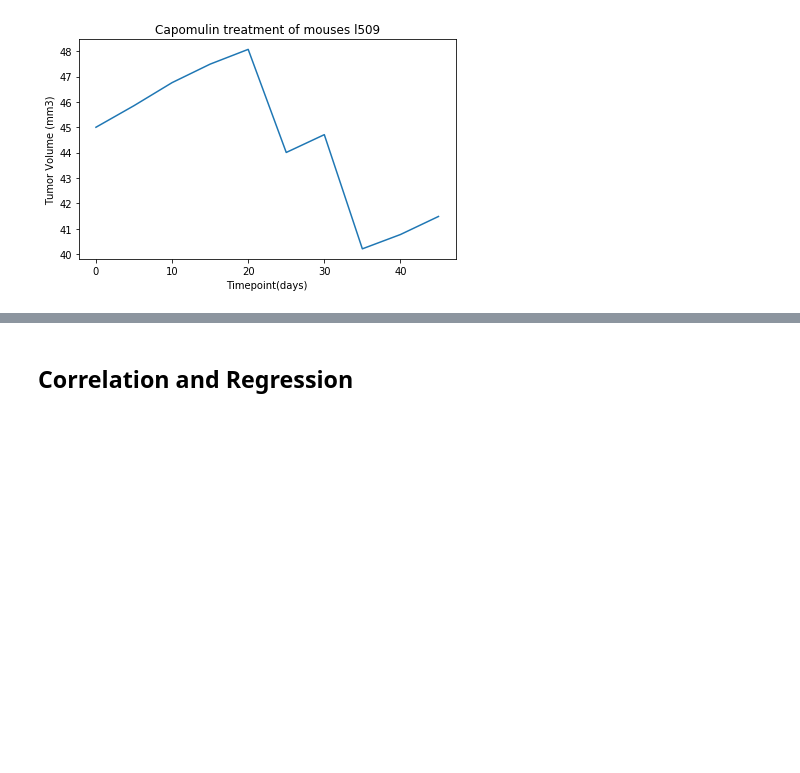
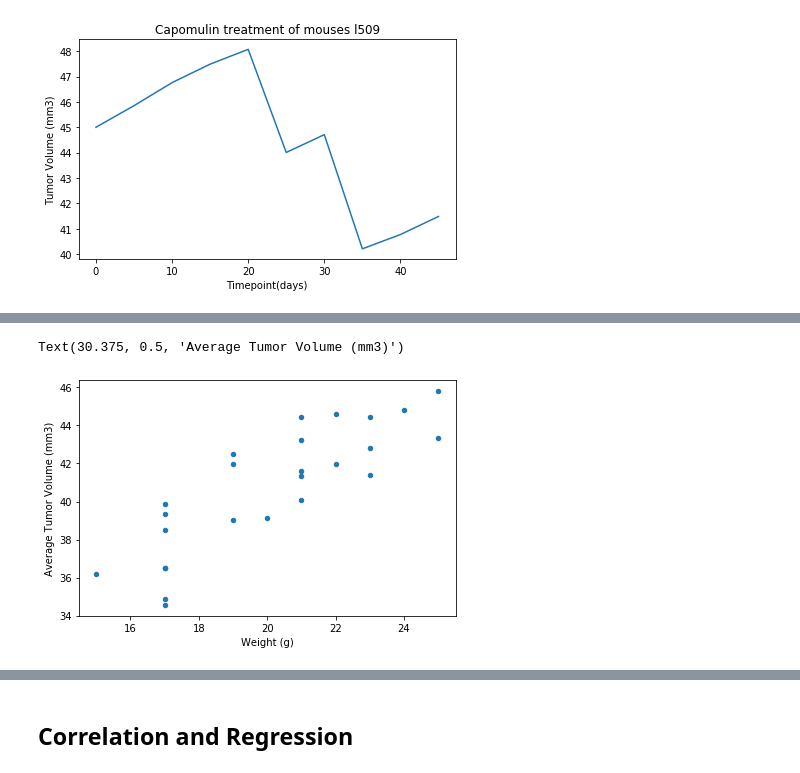
Before and after one commit to manuelamc14/Matploid-challenge, a Jupyter notebook: Pymaceuticals/pymaceuticals_starter.ipynb, the cells around one changed output, grey strips where cells are left out. Drawn from its saved outputs; the diff is of its cells as text; code cells hidden in the pictures; blank space fills up the shorter version.

Commit message:
Scatter Plot

```diff
--- a/Pymaceuticals/pymaceuticals_starter.ipynb
+++ b/Pymaceuticals/pymaceuticals_starter.ipynb
@@ -204,3 +204,5 @@ plt.tight_layout()
 [figure]
 # %%
 # Generate a scatter plot of average tumor volume vs. mouse weight for the Capomulin regimen
+capomulin_treatment = merge_df_copy.loc[merge_df_copy["Drug Regimen"]=="Capomulin"]
+capomulin_treatment
@@ -206,0 +223,10 @@ plt.tight_layout()
+# %%
+id_groups = capomulin_treatment.groupby("Mouse ID")
+mean = id_groups.mean()
+# %%
+chart = mean.plot(kind='scatter', x="Weight (g)", y="Tumor Volume (mm3)")
+plt.tight_layout()
+chart.set_ylabel("Average Tumor Volume (mm3)")
+# %% [output]
+Text(30.375, 0.5, 'Average Tumor Volume (mm3)')
+[figure, added]
```
Also changed, not shown: parts of 7 cells of this notebook.
